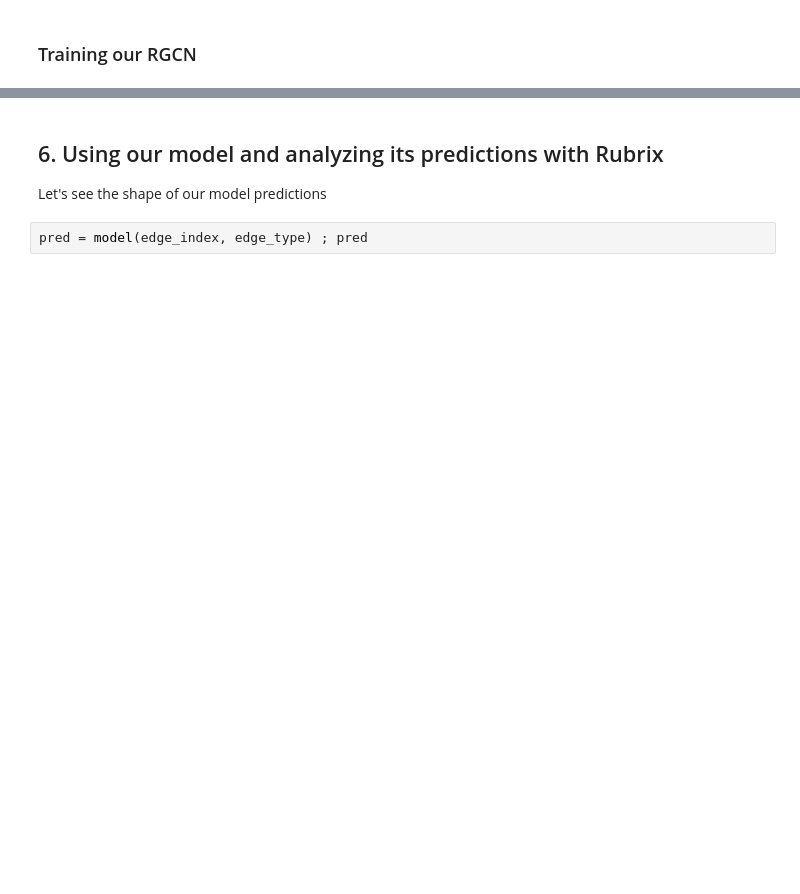
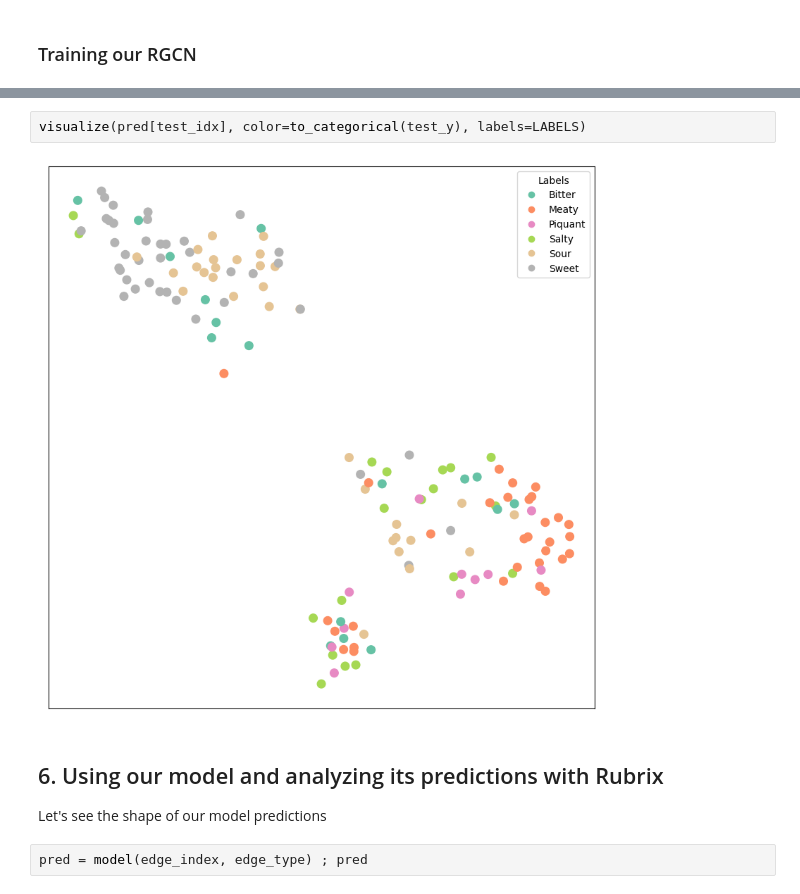
Before and after one commit to python547/rubrix-python251, a Jupyter notebook: docs/tutorials/03-kglab_pytorch_geometric.ipynb, the cells around one changed output, grey strips where cells are left out. Cells and saved outputs as stored; diff of their text form; blank space fills up the shorter version.

```diff
--- a/docs/tutorials/03-kglab_pytorch_geometric.ipynb
+++ b/docs/tutorials/03-kglab_pytorch_geometric.ipynb
@@ -472,3 +633,7 @@ for epoch in range(1, 50):
+# %%
+visualize(pred[test_idx], color=to_categorical(test_y), labels=LABELS)
+# %% [output]
+[figure, added]
 # %% [markdown]
 ## 6. Using our model and analyzing its predictions with Rubrix
 Let's see the shape of our model predictions
```
Also changed, not shown: parts of 47 cells of this notebook, 4 other files.
